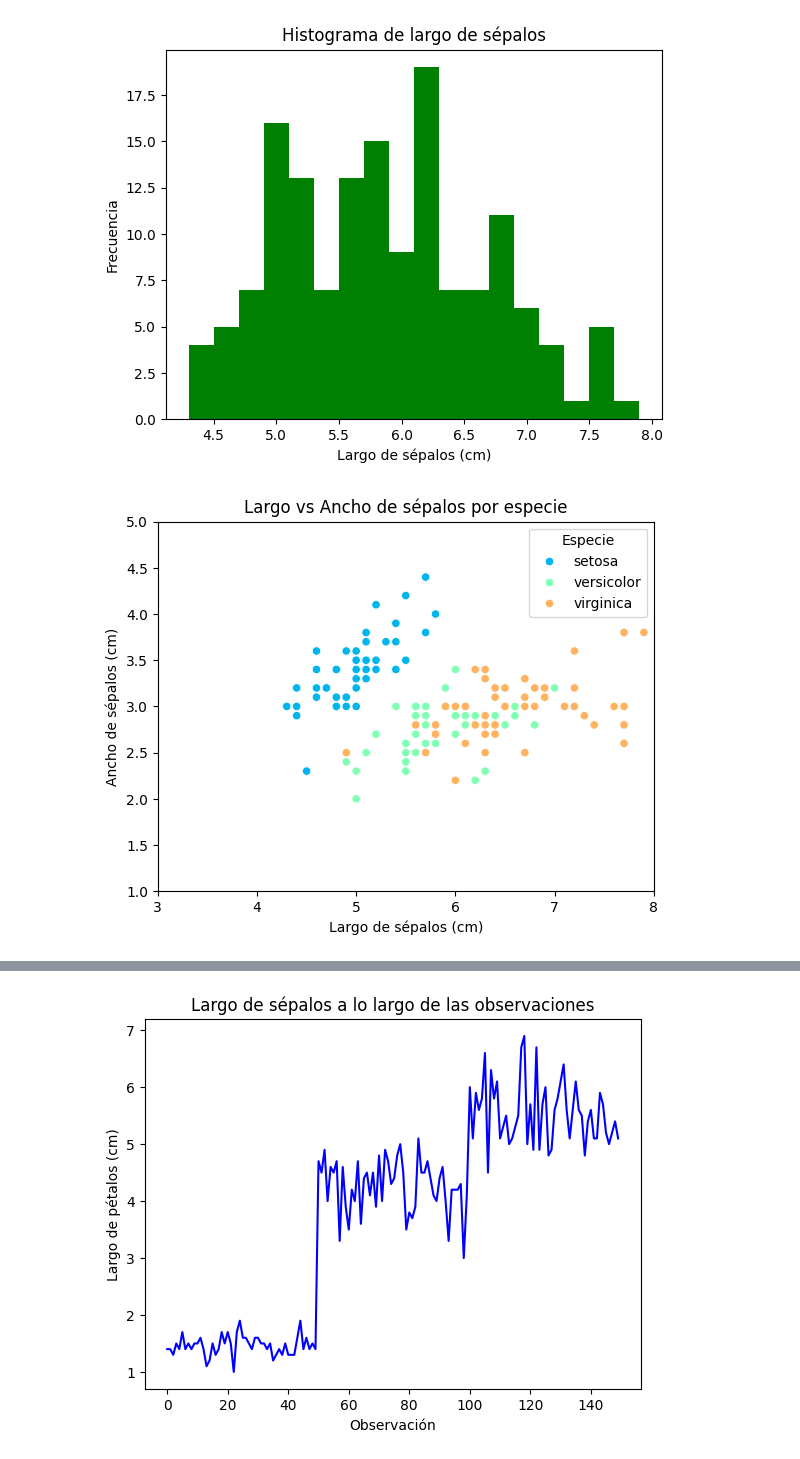
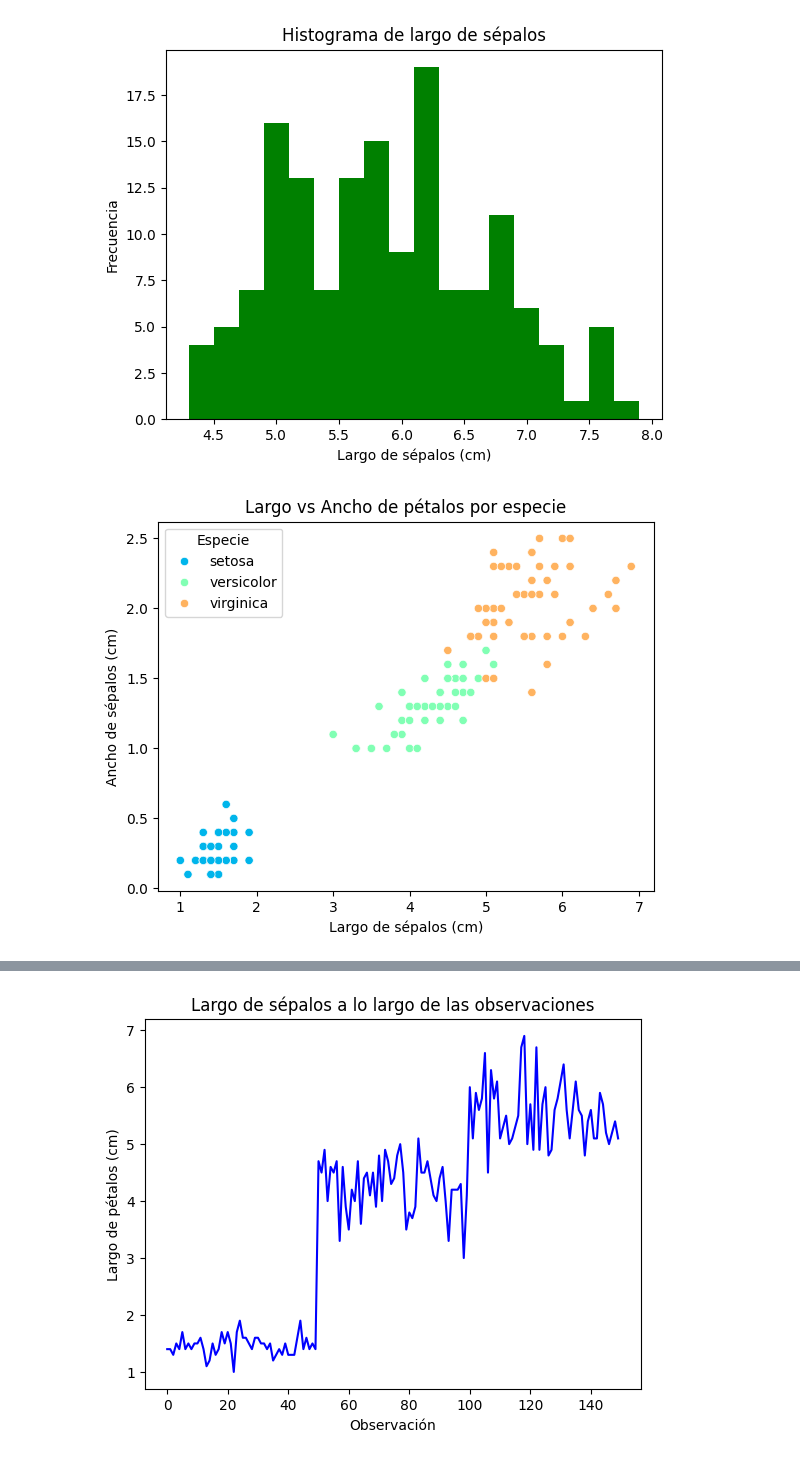
Before and after one commit to paguirre18/Bases_de_librerias, a Jupyter notebook: Practica7.ipynb, the cells around one changed output, grey strips where cells are left out. Drawn from its saved outputs; the diff is of its cells as text; code cells hidden in the pictures.

```diff
--- a/Practica7.ipynb
+++ b/Practica7.ipynb
@@ -63,13 +63,11 @@ plt.show()
 # %% [output]
 [figure]
 # %%
-sns.scatterplot(x="sepal_length", y="sepal_width", hue="species", data=df, palette="rainbow")
-plt.title("Largo vs Ancho de sépalos por especie")
-plt.xlim(3, 8)
-plt.ylim(1, 5)
+sns.scatterplot(x="petal_length", y="petal_width", hue="species", data=df, palette="rainbow")
+plt.title("Largo vs Ancho de pétalos por especie")
 plt.xlabel("Largo de sépalos (cm)")
 plt.ylabel("Ancho de sépalos (cm)")
 plt.legend(title="Especie")
 plt.show()
 # %% [output]
-[figure, old version]
+[figure, new version]
```
Also changed, not shown: parts of 2 cells of this notebook.
